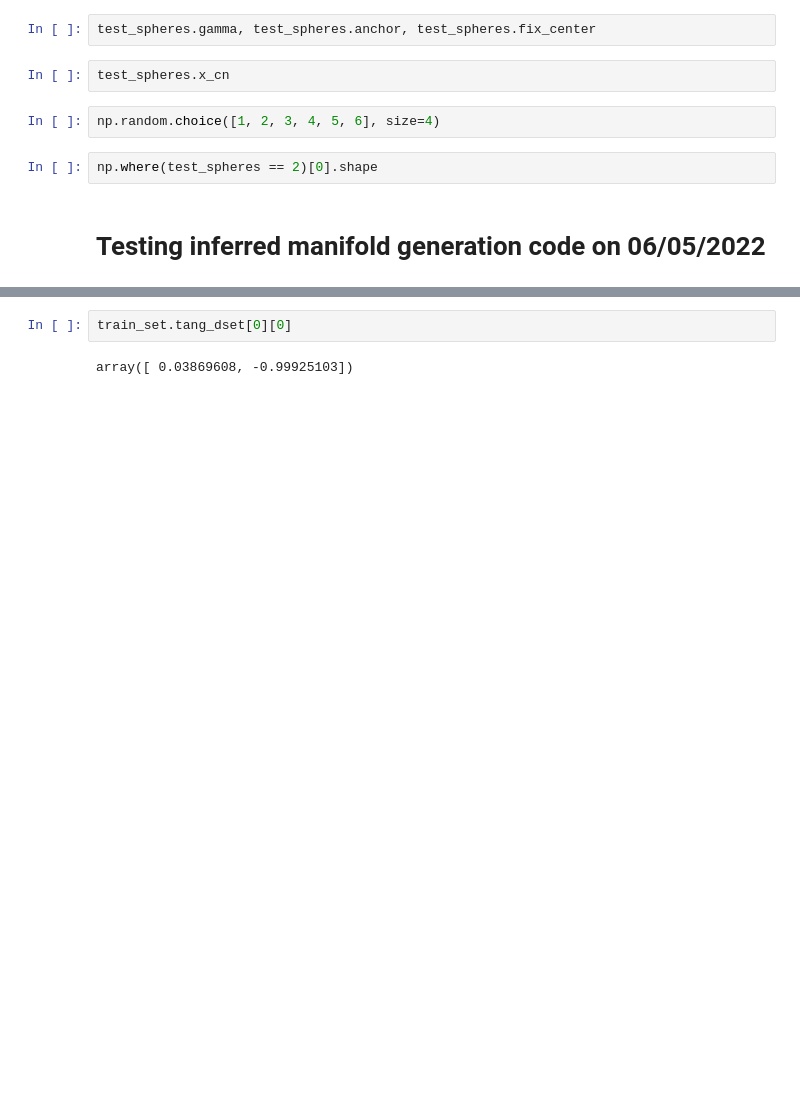
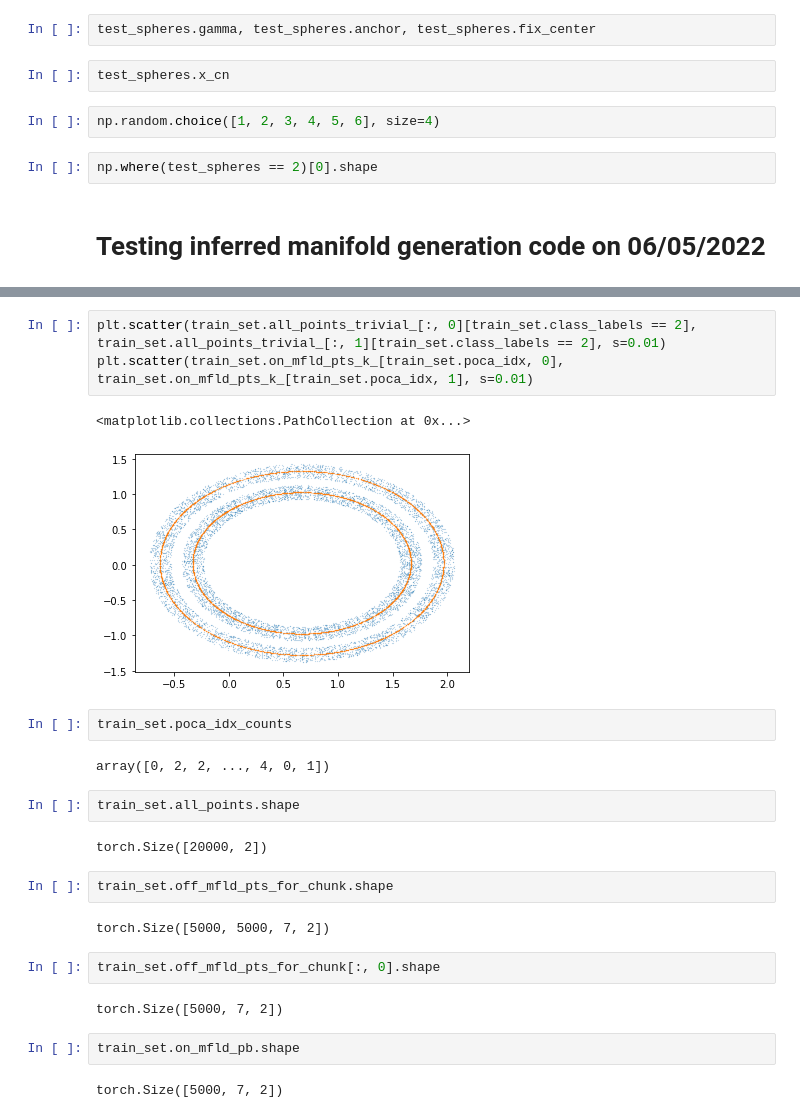
Before and after one commit to microsoft/distance-learner, a Jupyter notebook: notebooks/Testing Induced Manifold Generation in ConcentricSpheres.ipynb, the cells around one changed output, grey strips where cells are left out. Saved outputs shown, nothing was run; the diff lists cells and outputs as text; blank space fills up the shorter version.

```diff
--- a/notebooks/Testing Induced Manifold Generation in ConcentricSpheres.ipynb
+++ b/notebooks/Testing Induced Manifold Generation in ConcentricSpheres.ipynb
@@ -246,4 +148,26 @@ plt.scatter(train_set.normed_all_points[:, 0], train_set.normed_all_points[:, 1]
+# %%
+plt.scatter(train_set.all_points_trivial_[:, 0][train_set.class_labels == 2], train_set.all_points_trivial_[:, 1][train_set.class_labels == 2], s=0.01)
+plt.scatter(train_set.on_mfld_pts_k_[train_set.poca_idx, 0], train_set.on_mfld_pts_k_[train_set.poca_idx, 1], s=0.01)
+# %% [output]
+<matplotlib.collections.PathCollection at 0x...>
+[figure, added]
+# %%
+train_set.poca_idx_counts
+# %% [output]
+array([0, 2, 2, ..., 4, 0, 1])
+# %%
+train_set.all_points.shape
+# %% [output]
+torch.Size([20000, 2])
+# %%
+train_set.off_mfld_pts_for_chunk.shape
+# %% [output]
+torch.Size([5000, 5000, 7, 2])
 # %%
-train_set.tang_dset[0][0]
+train_set.off_mfld_pts_for_chunk[:, 0].shape
 # %% [output]
-array([ 0.03869608, -0.99925103])
+torch.Size([5000, 7, 2])
+# %%
+train_set.on_mfld_pb.shape
+# %% [output]
+torch.Size([5000, 7, 2])
```
Also changed, not shown: parts of 25 cells of this notebook, 4 other files.
